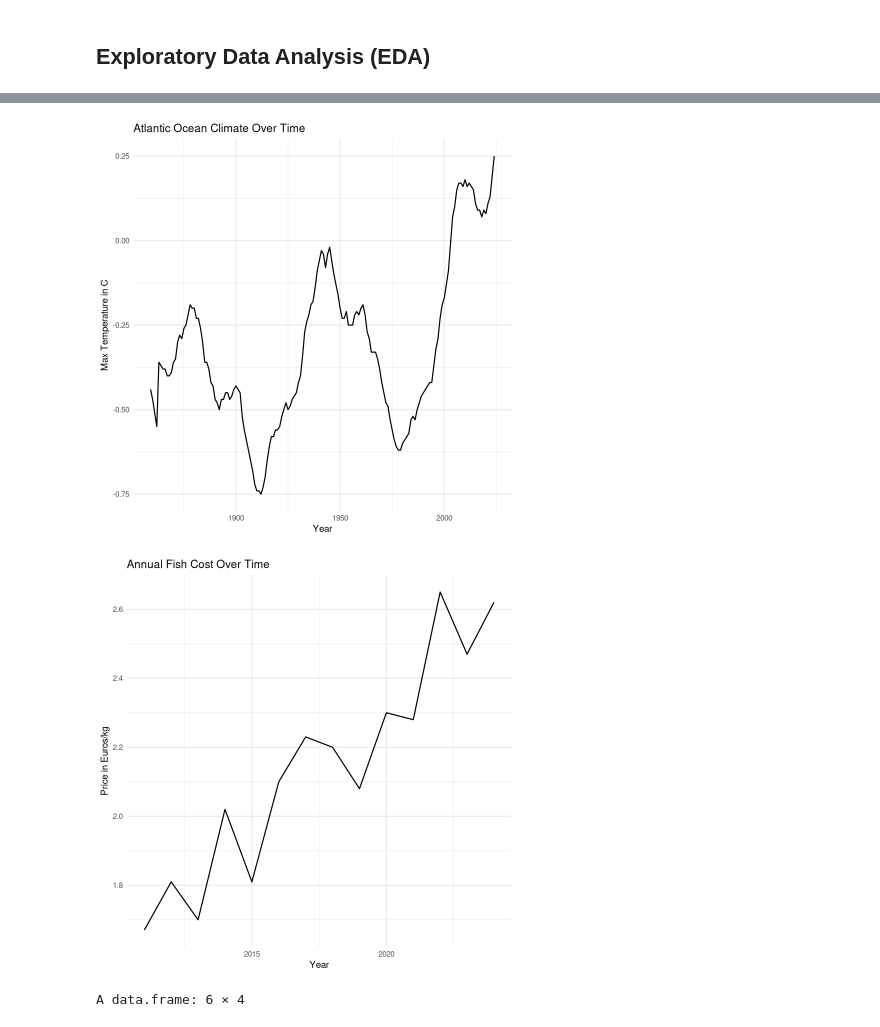
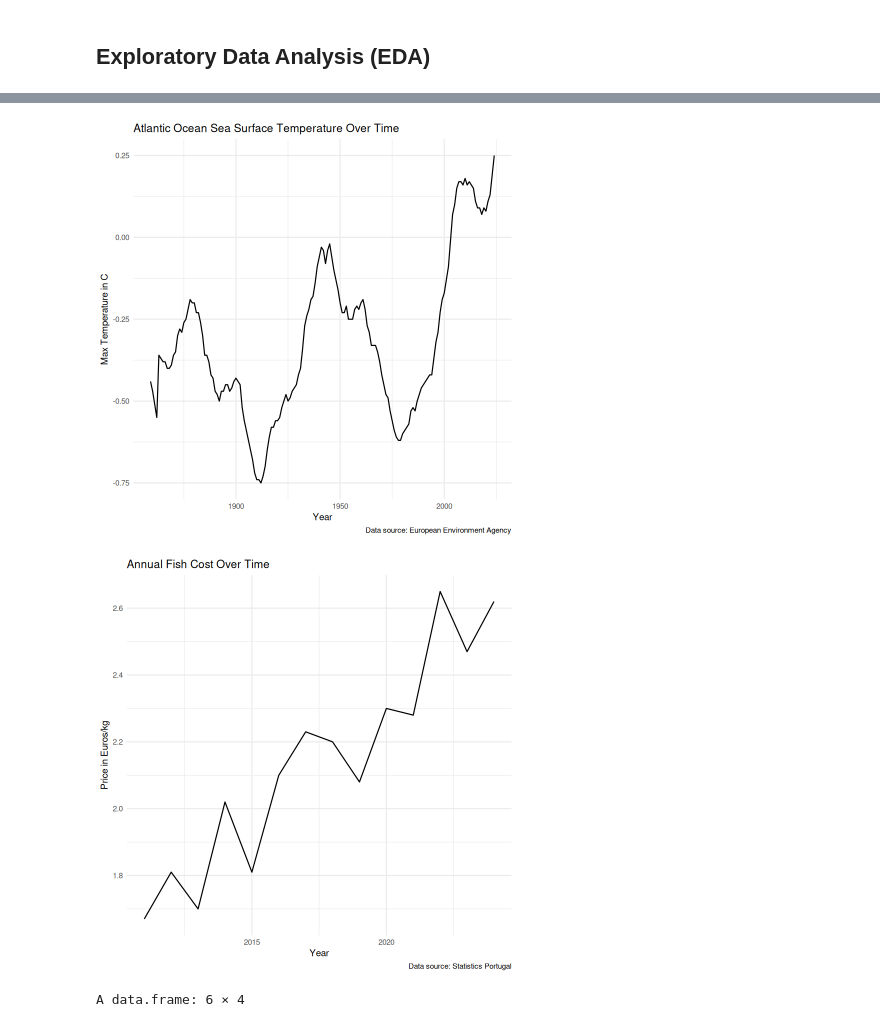
Before and after one commit to daisychu12/pt-fisheries-climate-change, a Jupyter notebook: analysis/data-cleaning.ipynb, the cells around one changed output, grey strips where cells are left out. Cells and saved outputs as stored; diff of their text form; code cells hidden in the pictures.

```diff
--- a/analysis/data-cleaning.ipynb
+++ b/analysis/data-cleaning.ipynb
@@ -362,18 +387,20 @@ landings_dist_viz
 [figure]
 # %%
 # Let's Look at How Temperature has Changed Over Time
+# For this analysis, we'll only be focusing on the annual maximum temperatures
 atl_clim_time_series <- ggplot(atl_clim_clean, aes(x = year, y = max_temp)) +
   geom_line() +
   labs(
-    title = "Atlantic Ocean Climate Over Time",
+    title = "Atlantic Ocean Sea Surface Temperature Over Time",
     x = "Year",
-    y = "Max Temperature in C"
+    y = "Max Temperature in C",
+    caption = "Data source: European Environment Agency"  # Optional
   ) +
   theme_minimal()
 
 atl_clim_time_series
 # %% [output]
-[figure, old version]
+[figure, new version]
 # %%
 # Let's Look at How Annual Fish Cost has Changed Over Time
 fish_cost_time_series <- ggplot(fish_cost_clean, aes(x = year, y = price)) +
@@ -381,13 +408,14 @@ fish_cost_time_series <- ggplot(fish_cost_clean, aes(x = year, y = price)) +
   labs(
     title = "Annual Fish Cost Over Time",
     x = "Year",
-    y = "Price in Euros/kg"
+    y = "Price in Euros/kg",
+    caption = "Data source: Statistics Portugal"  # Optional
   ) +
   theme_minimal()
 
 fish_cost_time_series
 # %% [output]
-[figure, old version]
+[figure, new version]
 # %%
 # Observe the Relationship Between Fish Cost and Ocean Temp
 clim_and_cost <- fish_cost_clean %>%
```
Also changed, not shown: parts of 12 cells of this notebook, 16 other files.
